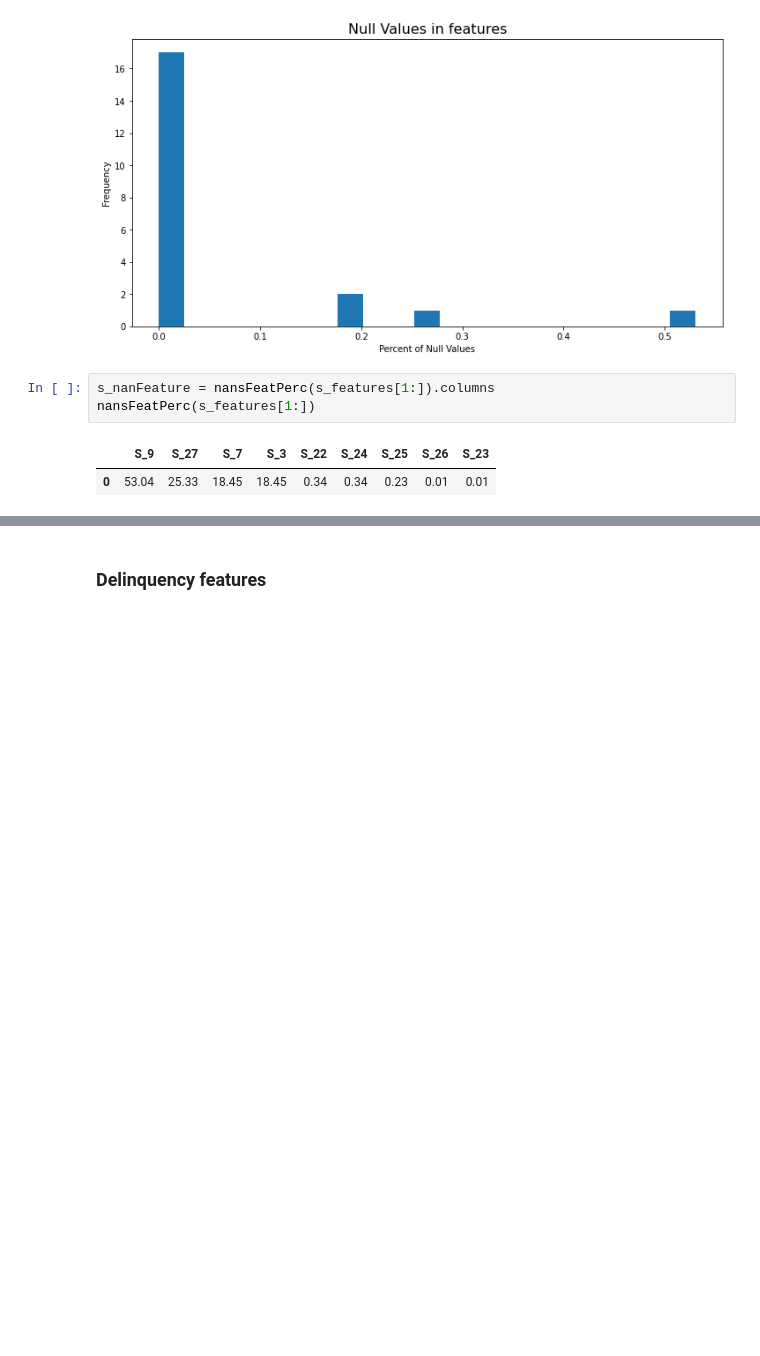
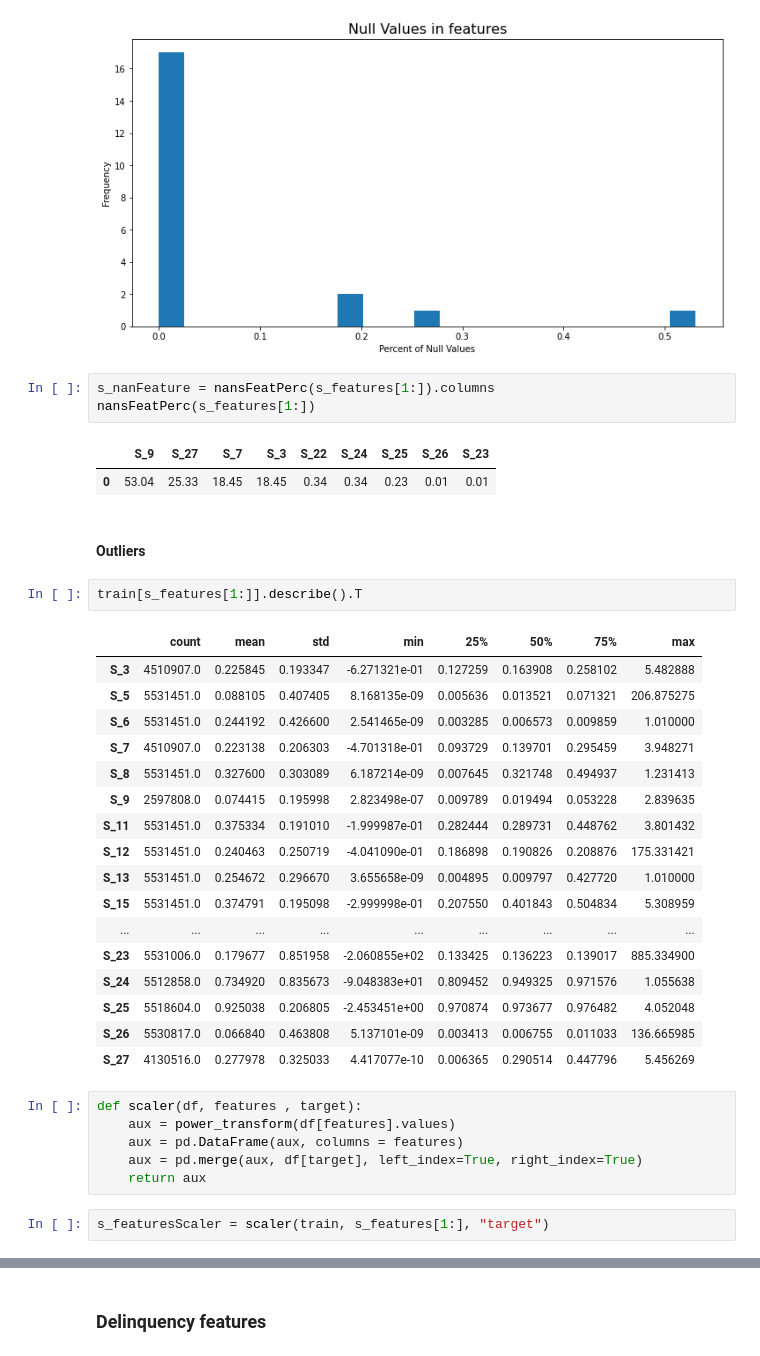
Before and after one commit to bereamanuel/AMEX-default-prediction, a Jupyter notebook: amex-eda.ipynb, the cells around one changed output, grey strips where cells are left out. Drawn from its saved outputs; the diff is of its cells as text; blank space fills up the shorter version.

```diff
--- a/amex-eda.ipynb
+++ b/amex-eda.ipynb
@@ -224,4 +228,34 @@ nansFeatPerc(s_features[1:])
 # %% [output]
 |  | S_9 | S_27 | S_7 | S_3 | S_22 | S_24 | S_25 | S_26 | S_23 |
 | 0 | 53.04 | 25.33 | 18.45 | 18.45 | 0.34 | 0.34 | 0.23 | 0.01 | 0.01 |
+# %% [markdown]
+#### Outliers
+# %%
+train[s_features[1:]].describe().T
+# %% [output]
+|  | count | mean | std | min | 25% | 50% | 75% | max |
+| S_3 | 4510907.0 | 0.225845 | 0.193347 | -6.271321e-01 | 0.127259 | 0.163908 | 0.258102 | 5.482888 |
+| S_5 | 5531451.0 | 0.088105 | 0.407405 | 8.168135e-09 | 0.005636 | 0.013521 | 0.071321 | 206.875275 |
+| S_6 | 5531451.0 | 0.244192 | 0.426600 | 2.541465e-09 | 0.003285 | 0.006573 | 0.009859 | 1.010000 |
+| S_7 | 4510907.0 | 0.223138 | 0.206303 | -4.701318e-01 | 0.093729 | 0.139701 | 0.295459 | 3.948271 |
+| S_8 | 5531451.0 | 0.327600 | 0.303089 | 6.187214e-09 | 0.007645 | 0.321748 | 0.494937 | 1.231413 |
+| S_9 | 2597808.0 | 0.074415 | 0.195998 | 2.823498e-07 | 0.009789 | 0.019494 | 0.053228 | 2.839635 |
+| S_11 | 5531451.0 | 0.375334 | 0.191010 | -1.999987e-01 | 0.282444 | 0.289731 | 0.448762 | 3.801432 |
+| S_12 | 5531451.0 | 0.240463 | 0.250719 | -4.041090e-01 | 0.186898 | 0.190826 | 0.208876 | 175.331421 |
+| S_13 | 5531451.0 | 0.254672 | 0.296670 | 3.655658e-09 | 0.004895 | 0.009797 | 0.427720 | 1.010000 |
+| S_15 | 5531451.0 | 0.374791 | 0.195098 | -2.999998e-01 | 0.207550 | 0.401843 | 0.504834 | 5.308959 |
+| ... | ... | ... | ... | ... | ... | ... | ... | ... |
+| S_23 | 5531006.0 | 0.179677 | 0.851958 | -2.060855e+02 | 0.133425 | 0.136223 | 0.139017 | 885.334900 |
+| S_24 | 5512858.0 | 0.734920 | 0.835673 | -9.048383e+01 | 0.809452 | 0.949325 | 0.971576 | 1.055638 |
+| S_25 | 5518604.0 | 0.925038 | 0.206805 | -2.453451e+00 | 0.970874 | 0.973677 | 0.976482 | 4.052048 |
+| S_26 | 5530817.0 | 0.066840 | 0.463808 | 5.137101e-09 | 0.003413 | 0.006755 | 0.011033 | 136.665985 |
+| S_27 | 4130516.0 | 0.277978 | 0.325033 | 4.417077e-10 | 0.006365 | 0.290514 | 0.447796 | 5.456269 |
+# %%
+def scaler(df, features , target):
+    aux = power_transform(df[features].values)
+    aux = pd.DataFrame(aux, columns = features)
+    aux = pd.merge(aux, df[target], left_index=True, right_index=True)
+    return aux
+# %%
+s_featuresScaler = scaler(train, s_features[1:], "target")
 # %%
```
Also changed, not shown: parts of 6 cells of this notebook.
